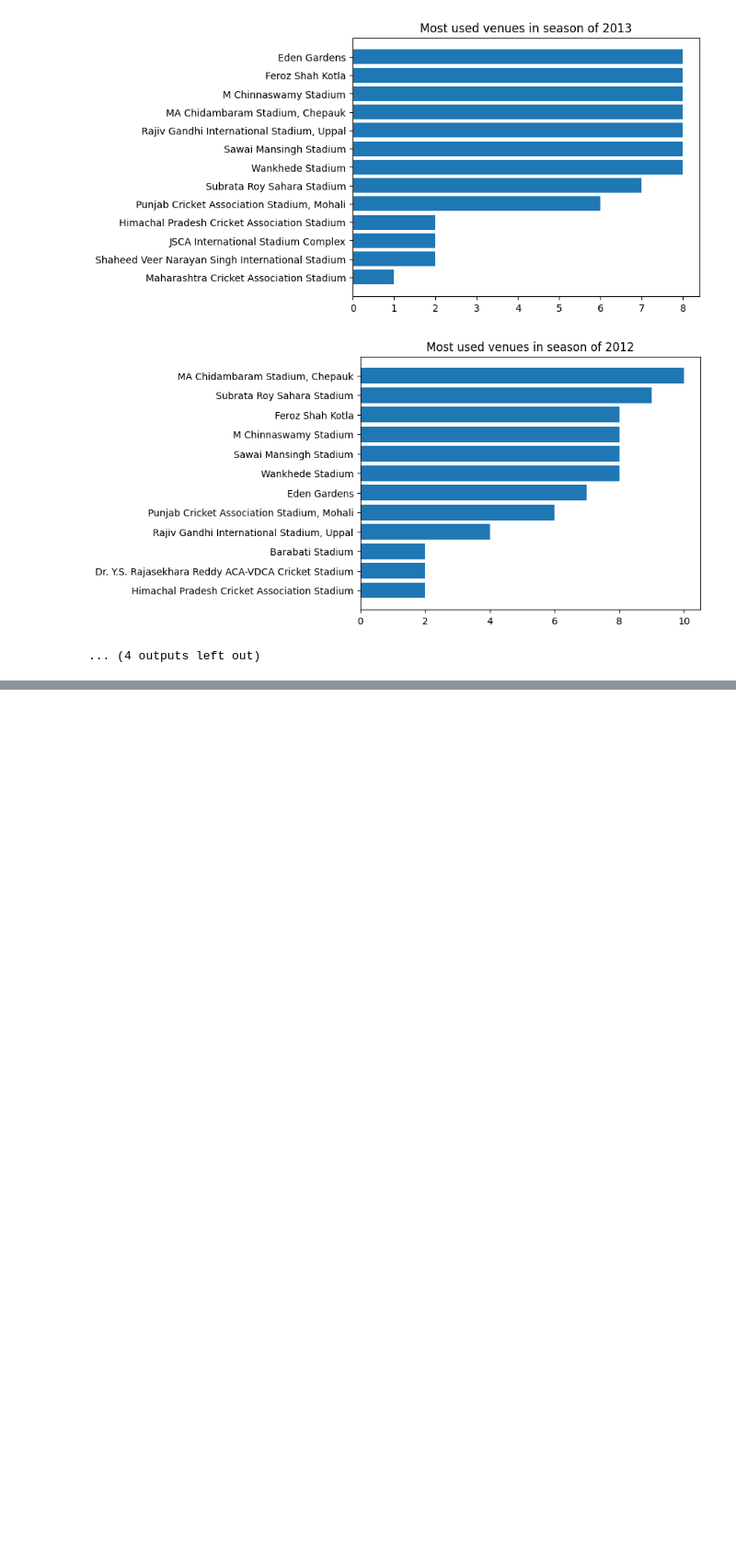
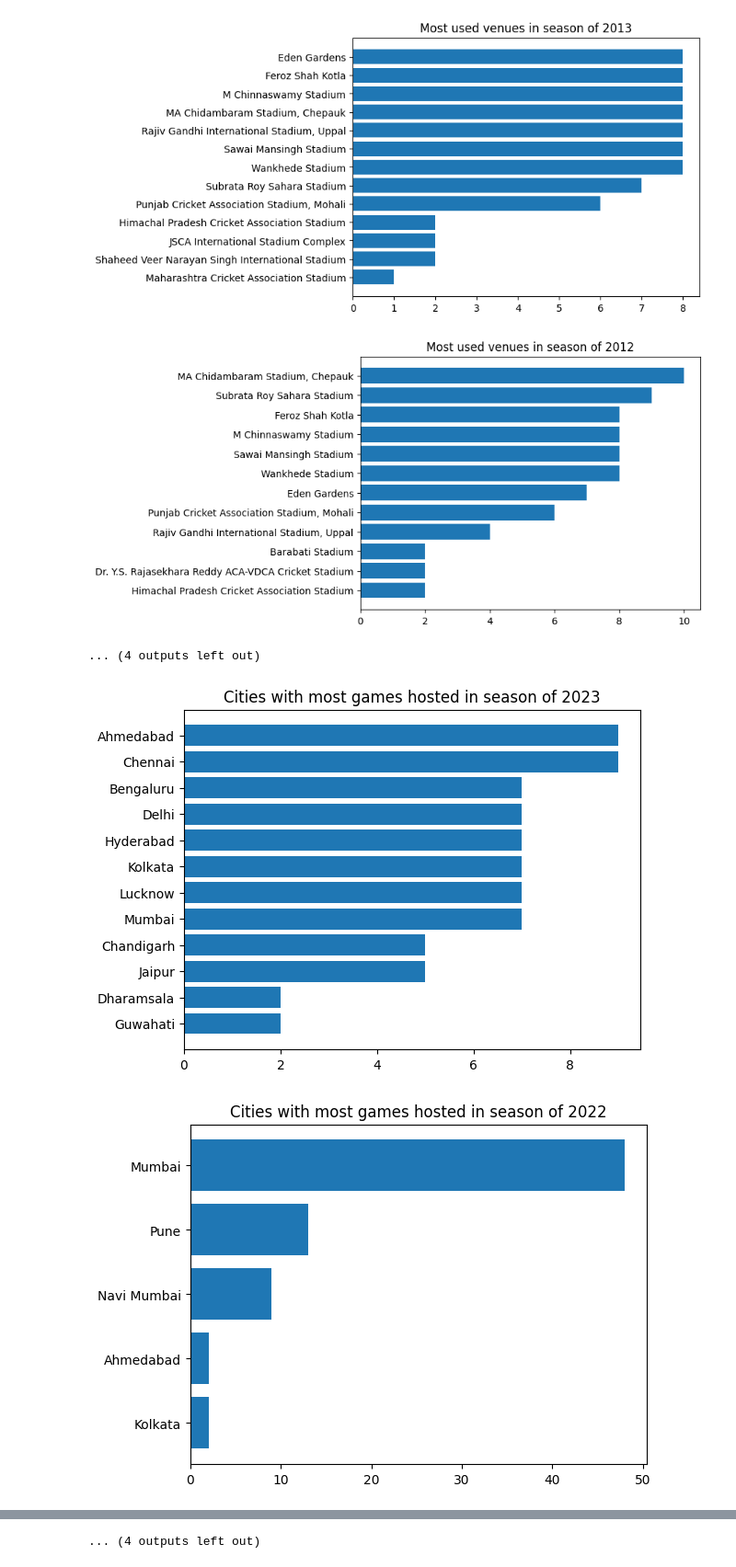
Before and after one commit to KartikLakra/ipl, a Jupyter notebook: IPL - Analisys.ipynb, the cells around one changed output, grey strips where cells are left out. Shown at 92% size. Cells and saved outputs as stored; diff of their text form; code cells hidden in the pictures; blank space fills up the shorter version.

```diff
--- a/IPL - Analisys.ipynb
+++ b/IPL - Analisys.ipynb
@@ -136,3 +136,14 @@ for season in seasons:
 [figure]
 [figure]
 ... (4 outputs left out)
+# %%
+cities = match_info[["season", "city"]]
+
+for season in seasons:
+    most_cities = cities.loc[cities["season"] == str(season)].value_counts().reset_index(name="count")
+    plt.title(f"Cities with most games hosted in season of {season}")
+    plt.barh(most_cities["city"][::-1], most_cities["count"][::-1])
+    plt.show()
+# %% [output]
+[figure, added]
+[figure, added]
@@ -138,0 +160 @@ for season in seasons:
+... (4 outputs left out)
```
Also changed, not shown: parts of 2 cells of this notebook.
